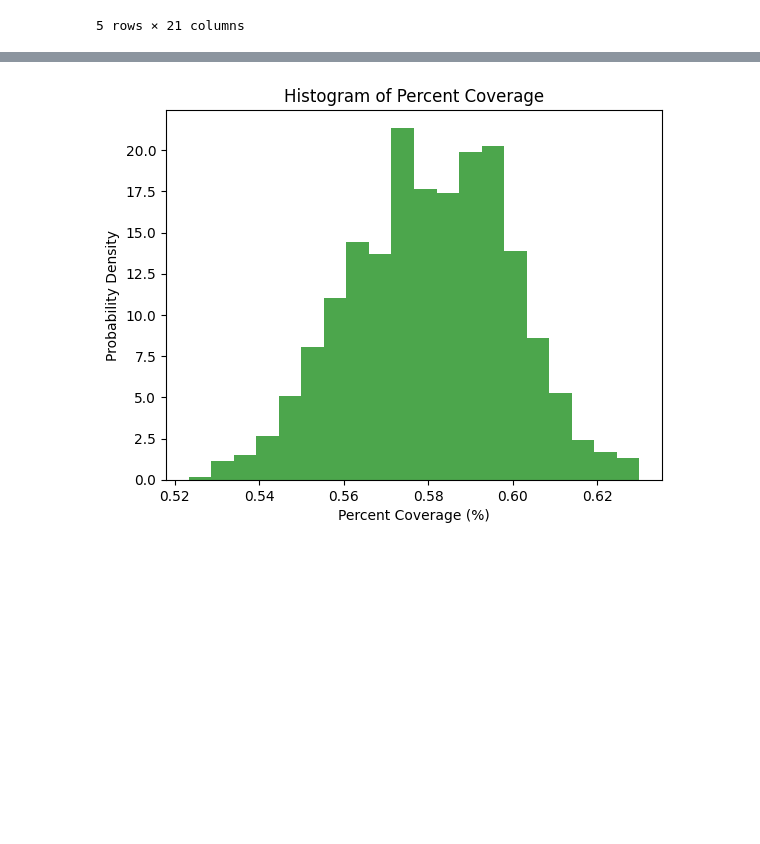
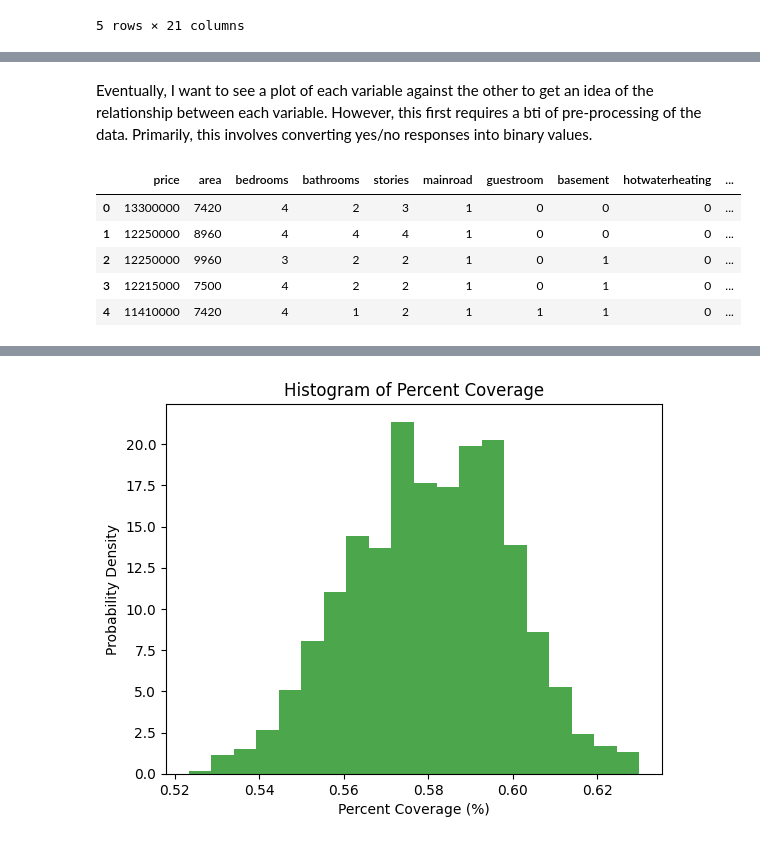
Before and after one commit to Sword-of-Stars/interactionTesting, a Jupyter notebook: main.ipynb, the cells around one changed output, grey strips where cells are left out. Cells and saved outputs as stored; diff of their text form; code cells hidden in the pictures; blank space fills up the shorter version.

```diff
--- a/main.ipynb
+++ b/main.ipynb
@@ -820,0 +785,16 @@ plt.show()
+# %% [markdown]
+Eventually, I want to see a plot of each variable against the other to get an idea of the relationship between each variable. However, this first requires a bti of pre-processing of the data. Primarily, this involves converting yes/no responses into binary values.
+# %%
+binary_columns = ['mainroad','guestroom','basement','hotwaterheating','airconditioning', 'prefarea']
+
+for col in binary_columns:
+    dataset[col] = dataset[col].apply(lambda x: 0 if x == 'no' else 1)
+
+dataset.head()
+# %% [output]
+|  | price | area | bedrooms | bathrooms | stories | mainroad | guestroom | basement | hotwaterheating | ... |
+| 0 | 13300000 | 7420 | 4 | 2 | 3 | 1 | 0 | 0 | 0 | ... |
+| 1 | 12250000 | 8960 | 4 | 4 | 4 | 1 | 0 | 0 | 0 | ... |
+| 2 | 12250000 | 9960 | 3 | 2 | 2 | 1 | 0 | 1 | 0 | ... |
+| 3 | 12215000 | 7500 | 4 | 2 | 2 | 1 | 0 | 1 | 0 | ... |
+| 4 | 11410000 | 7420 | 4 | 1 | 2 | 1 | 1 | 1 | 0 | ... |
```
Also changed, not shown: parts of 95 cells of this notebook, 16 other files.
